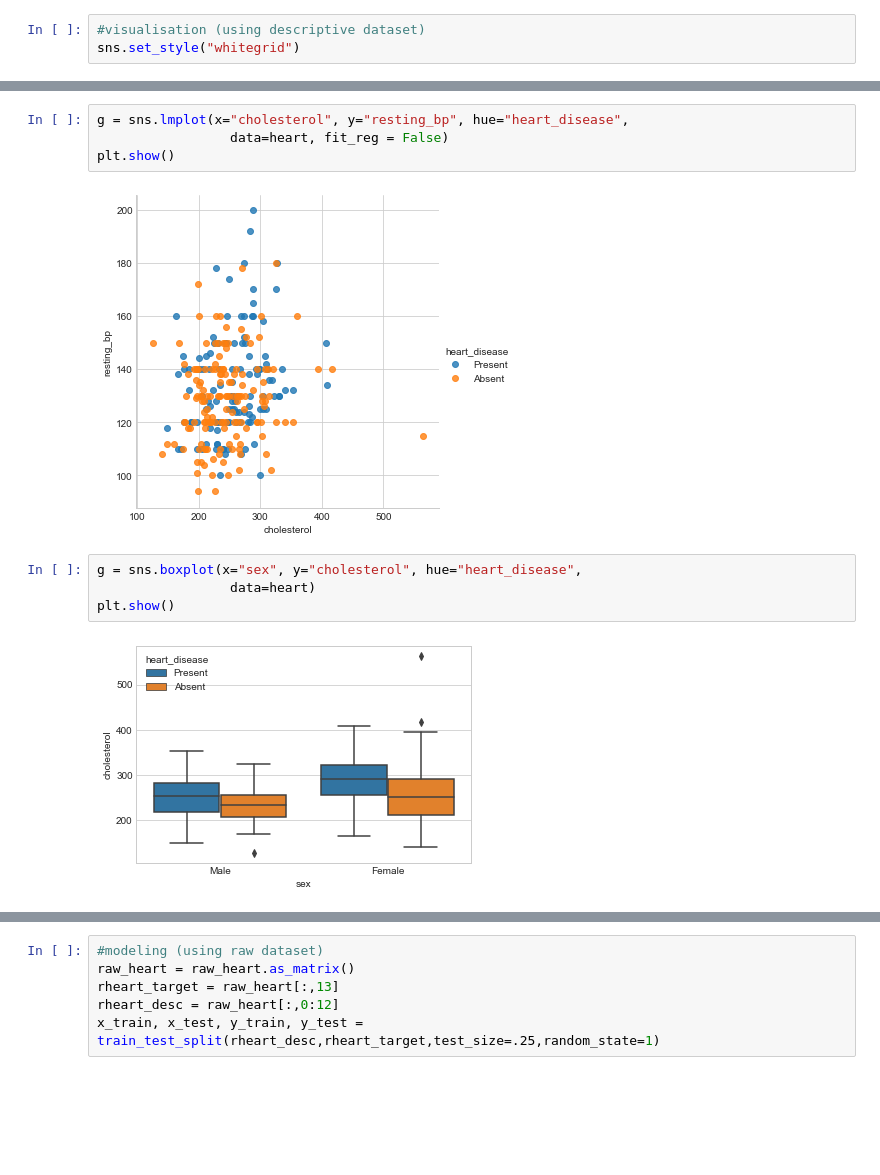
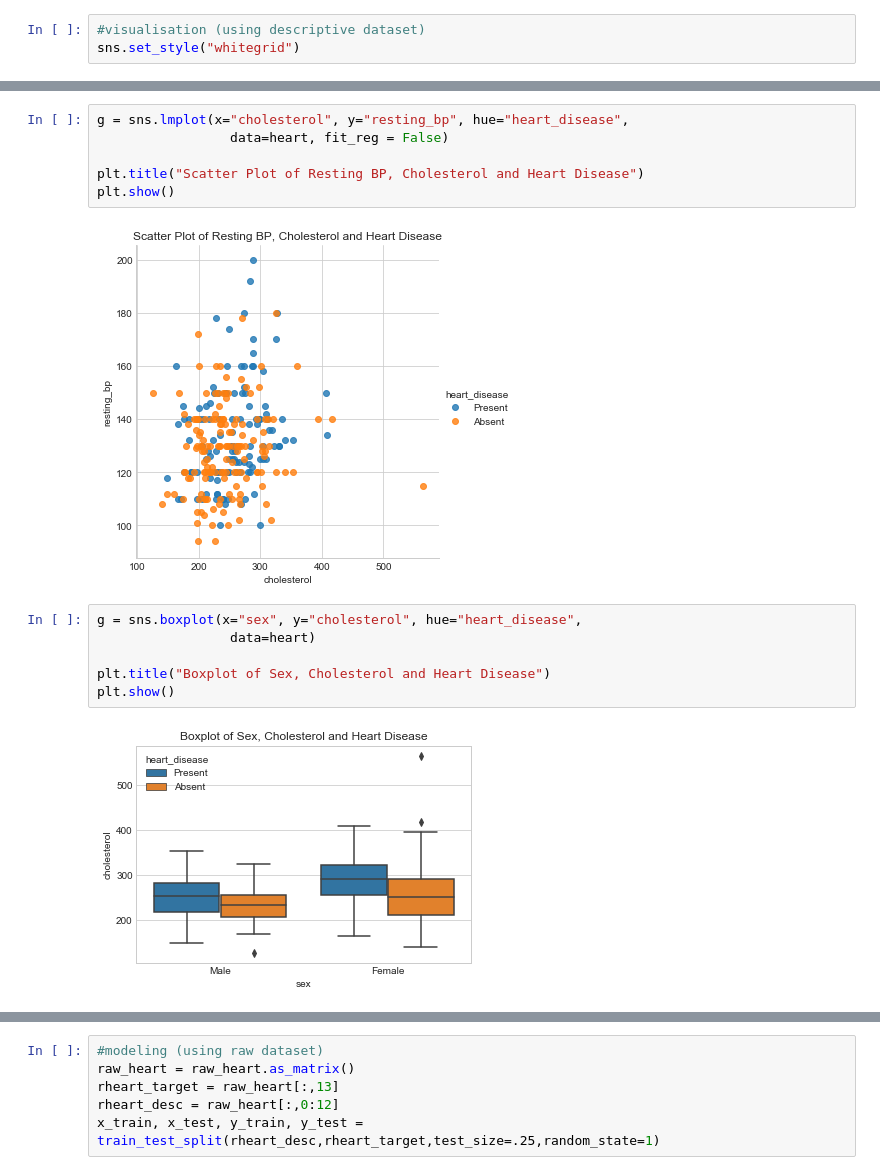
Before and after one commit to tim-kirkbride/HeartML, a Jupyter notebook: Final Draft.ipynb, the cells around one changed output, grey strips where cells are left out. Saved outputs shown, nothing was run; the diff lists cells and outputs as text; blank space fills up the shorter version.

Commit message:
updating plots

```diff
--- a/Final Draft.ipynb
+++ b/Final Draft.ipynb
@@ -125,15 +128,19 @@ plt.show()
 # %%
 g = sns.lmplot(x="cholesterol", y="resting_bp", hue="heart_disease",
                  data=heart, fit_reg = False)
+
+plt.title("Scatter Plot of Resting BP, Cholesterol and Heart Disease")
 plt.show()
 # %% [output]
-[figure, old version]
+[figure, new version]
 # %%
 g = sns.boxplot(x="sex", y="cholesterol", hue="heart_disease",
                  data=heart)
+
+plt.title("Boxplot of Sex, Cholesterol and Heart Disease")
 plt.show()
 # %% [output]
-[figure, old version]
+[figure, new version]
 # %%
 g = sns.boxplot(x="sex", y="resting_bp", hue="heart_disease",
                  data=heart)
```
Also changed, not shown: parts of 11 cells of this notebook, 1 other file.
